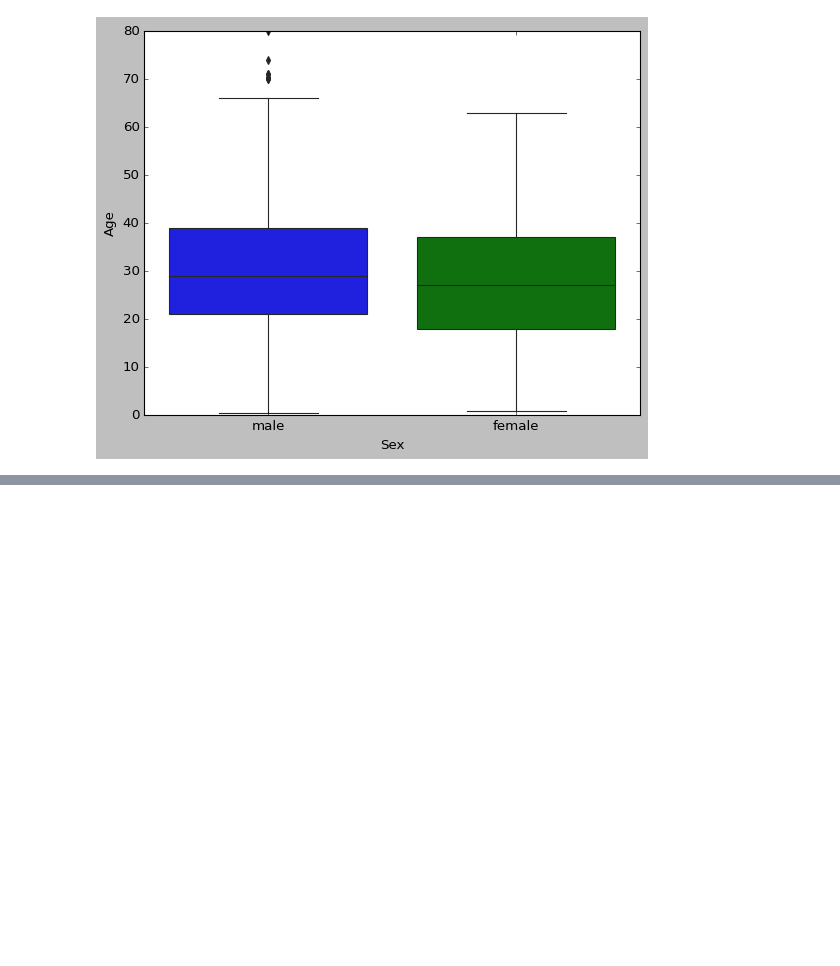
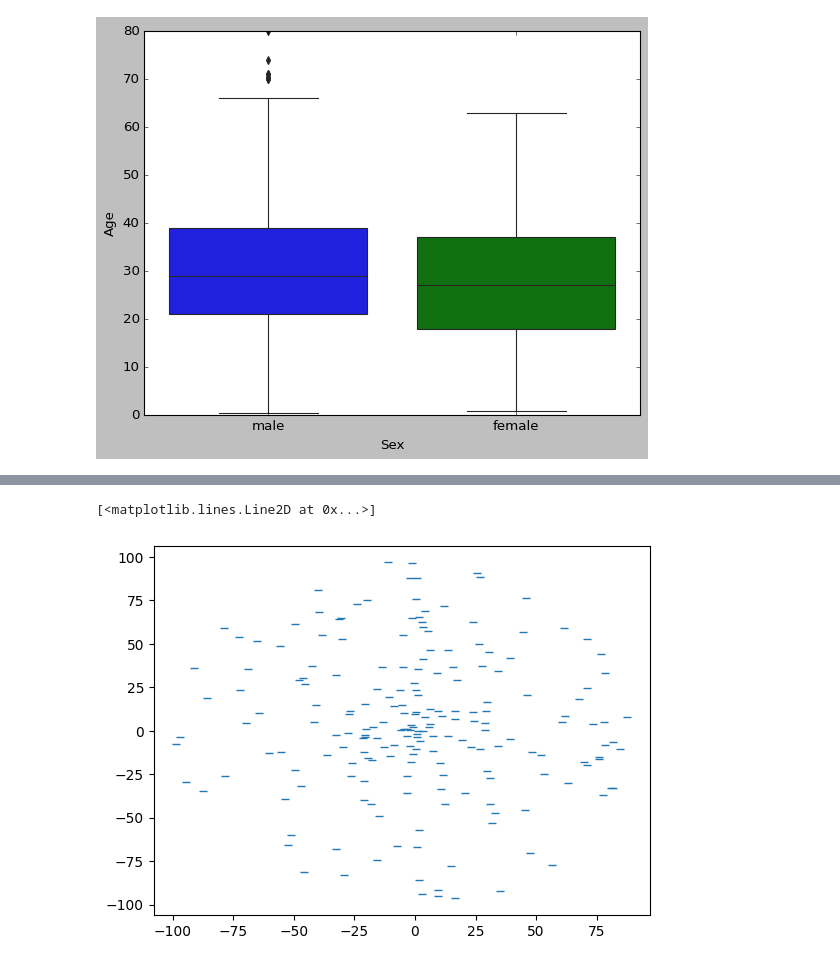
Before and after one commit to Sandra-Lor/IronHAck-Labs, a Jupyter notebook: Matplotlib+Seaborn.ipynb, the cells around one changed output, grey strips where cells are left out. Saved outputs shown, nothing was run; the diff lists cells and outputs as text; code cells hidden in the pictures; blank space fills up the shorter version.

```diff
--- a/Matplotlib+Seaborn.ipynb
+++ b/Matplotlib+Seaborn.ipynb
@@ -360,0 +389,13 @@ plt.show()
+# %%
+n_worms=200
+w_angle=np.random.uniform(0,2*np.pi,n_worms)
+w_radius= np.random.uniform(0,100,n_worms)
+worms_x=w_radius * np.cos(w_angle)
+worms_y=w_radius * np.sin(w_angle)
+worm_size=3
+
+
+plt.plot(worms_x,worms_y,"_")
+# %% [output]
+[<matplotlib.lines.Line2D at 0x...>]
+[figure, added]
```
Also changed, not shown: parts of 6 cells of this notebook, 5 other files.
